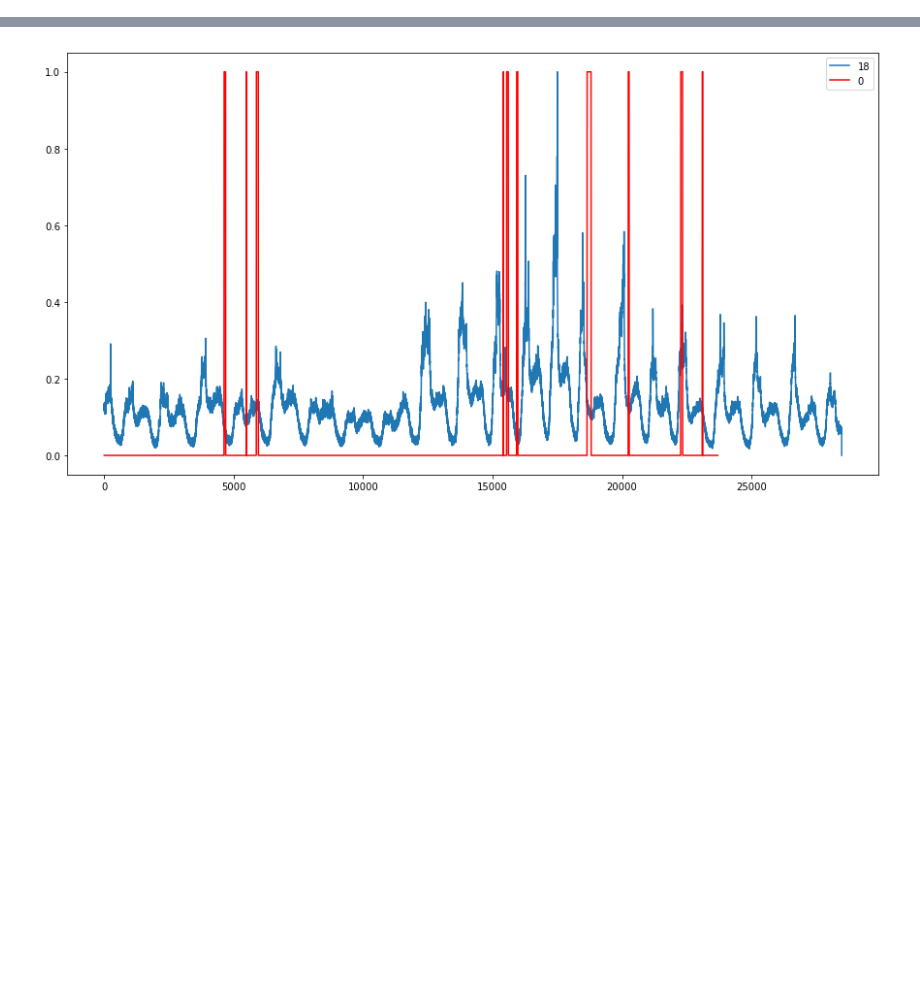
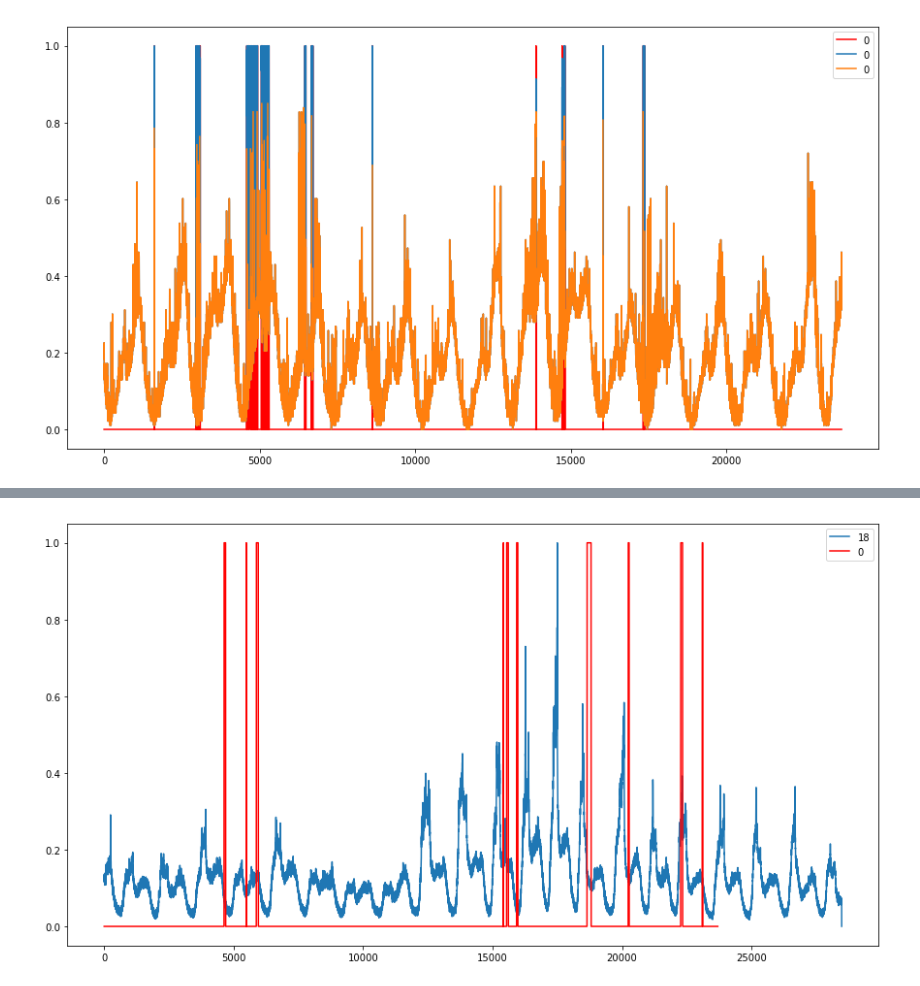
Before and after one commit to zhangdabao96/OmniAnomaly, a Jupyter notebook: data_check.ipynb, the cells around one changed output, grey strips where cells are left out. Saved outputs shown, nothing was run; the diff lists cells and outputs as text; code cells hidden in the pictures; blank space fills up the shorter version.

```diff
--- a/data_check.ipynb
+++ b/data_check.ipynb
@@ -22,0 +53,18 @@ test = pd.DataFrame(temp)
+# %%
+x = train[0].copy()
+d1 = np.quantile(x,.25)
+d3 = np.quantile(x,.75)
+gap = d3-d1
+min_ = d1-3*gap
+max_ = d3 + 3 * gap
+# %%
+index = ((x < min_ ) | (x > max_))
+x[index] = np.nan
+plt.figure(figsize=(15,8))
+plt.plot(index, color='r')
+plt.plot(train[0])
+plt.plot(x)
+plt.legend()
+plt.show()
+# %% [output]
+[figure, added]
```
Also changed, not shown: parts of 6 cells of this notebook, 12 other files.
